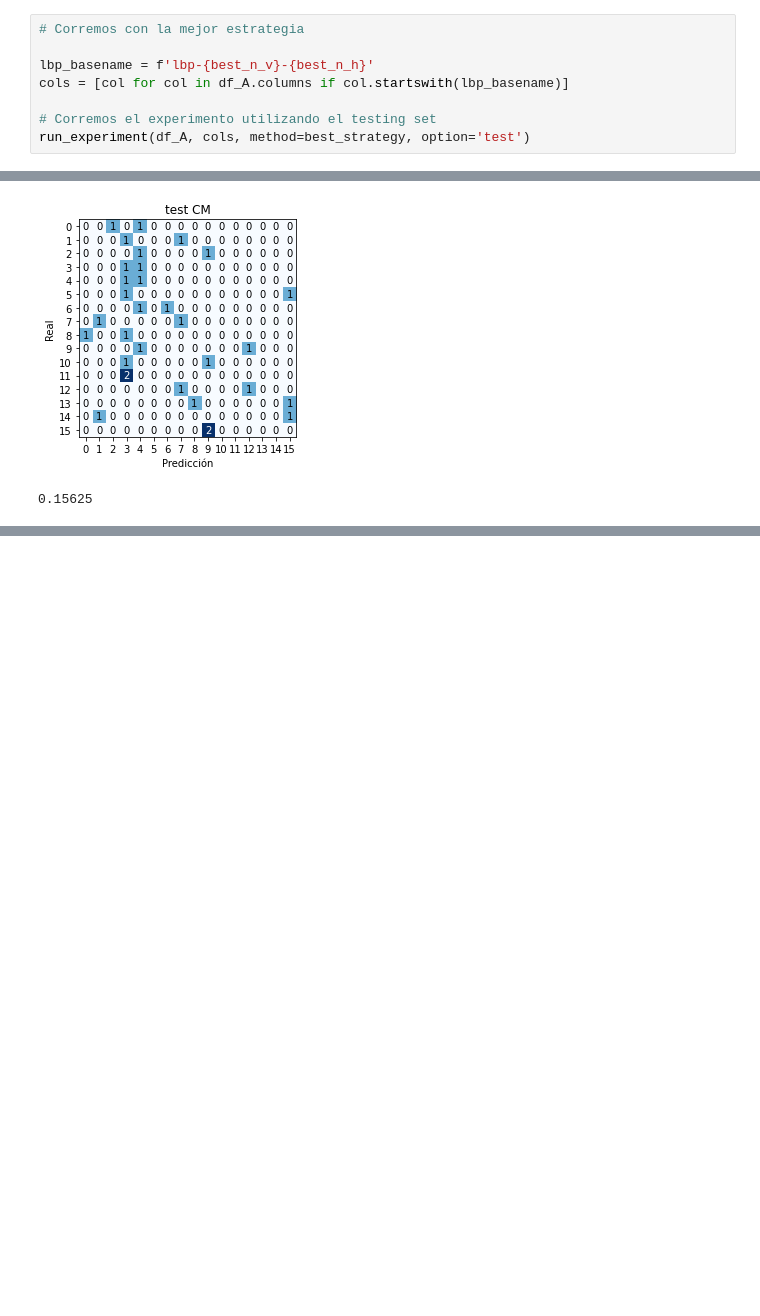
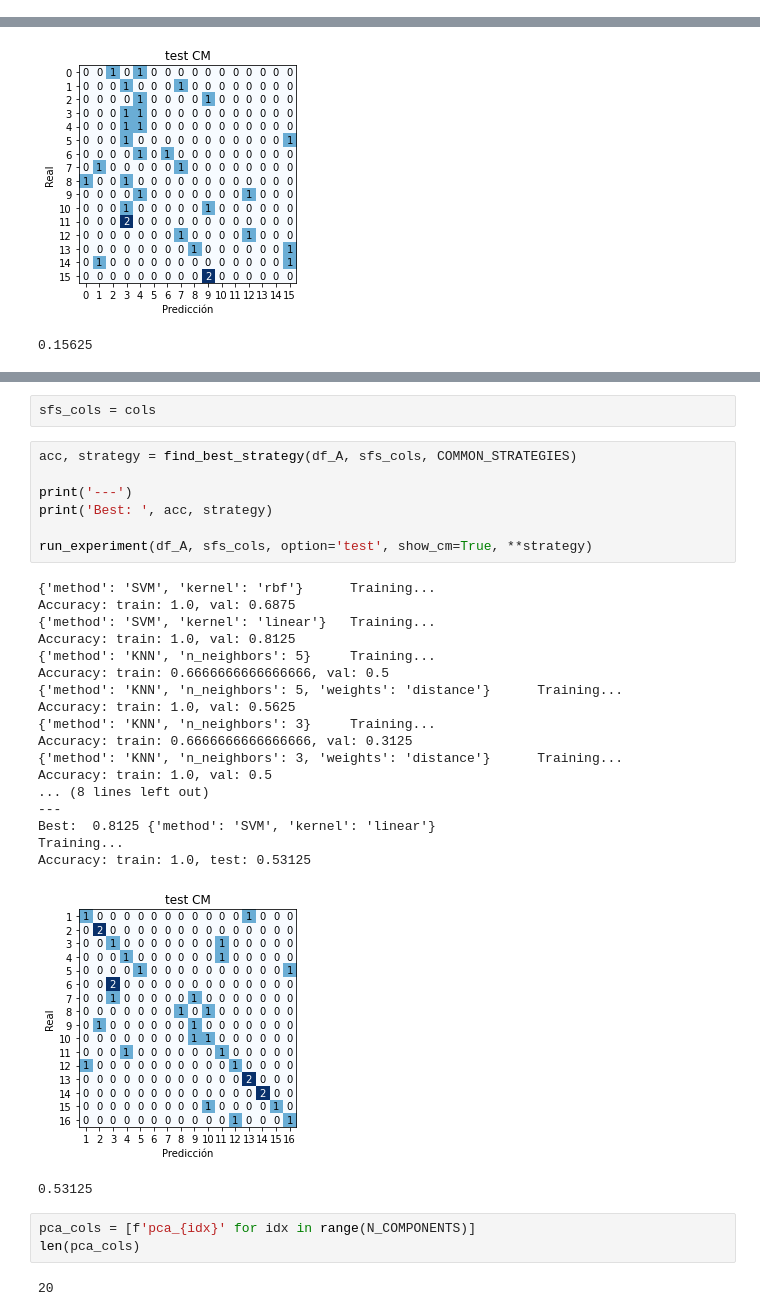
Before and after one commit to yerkko/pattern_recognition, a Jupyter notebook: codigo/experiments.ipynb, the cells around one changed output, grey strips where cells are left out. Saved outputs shown, nothing was run; the diff lists cells and outputs as text; blank space fills up the shorter version.

```diff
--- a/codigo/experiments.ipynb
+++ b/codigo/experiments.ipynb
@@ -942,8 +885,0 @@ Wall time: 2.51 s
-# %%
-# Corremos con la mejor estrategia
-
-lbp_basename = f'lbp-{best_n_v}-{best_n_h}'
-cols = [col for col in df_A.columns if col.startswith(lbp_basename)]
-
-# Corremos el experimento utilizando el testing set
-run_experiment(df_A, cols, method=best_strategy, option='test')
@@ -1279,0 +1318,34 @@ K best, PCA, feature crossing, etc
+# %%
+sfs_cols = cols
+# %%
+acc, strategy = find_best_strategy(df_A, sfs_cols, COMMON_STRATEGIES)
+
+print('---')
+print('Best: ', acc, strategy)
+
+run_experiment(df_A, sfs_cols, option='test', show_cm=True, **strategy)
+# %% [output]
+{'method': 'SVM', 'kernel': 'rbf'}      Training...
+Accuracy: train: 1.0, val: 0.6875
+{'method': 'SVM', 'kernel': 'linear'}   Training...
+Accuracy: train: 1.0, val: 0.8125
+{'method': 'KNN', 'n_neighbors': 5}     Training...
+Accuracy: train: 0.6666666666666666, val: 0.5
+{'method': 'KNN', 'n_neighbors': 5, 'weights': 'distance'}      Training...
+Accuracy: train: 1.0, val: 0.5625
+{'method': 'KNN', 'n_neighbors': 3}     Training...
+Accuracy: train: 0.6666666666666666, val: 0.3125
+{'method': 'KNN', 'n_neighbors': 3, 'weights': 'distance'}      Training...
+Accuracy: train: 1.0, val: 0.5
+... (8 lines left out)
+---
+Best:  0.8125 {'method': 'SVM', 'kernel': 'linear'}
+Training...
+Accuracy: train: 1.0, test: 0.53125
+[figure, added]
+0.53125
+# %%
+pca_cols = [f'pca_{idx}' for idx in range(N_COMPONENTS)]
+len(pca_cols)
+# %% [output]
+20
```
Also changed, not shown: parts of 69 cells of this notebook, 3 other files.
